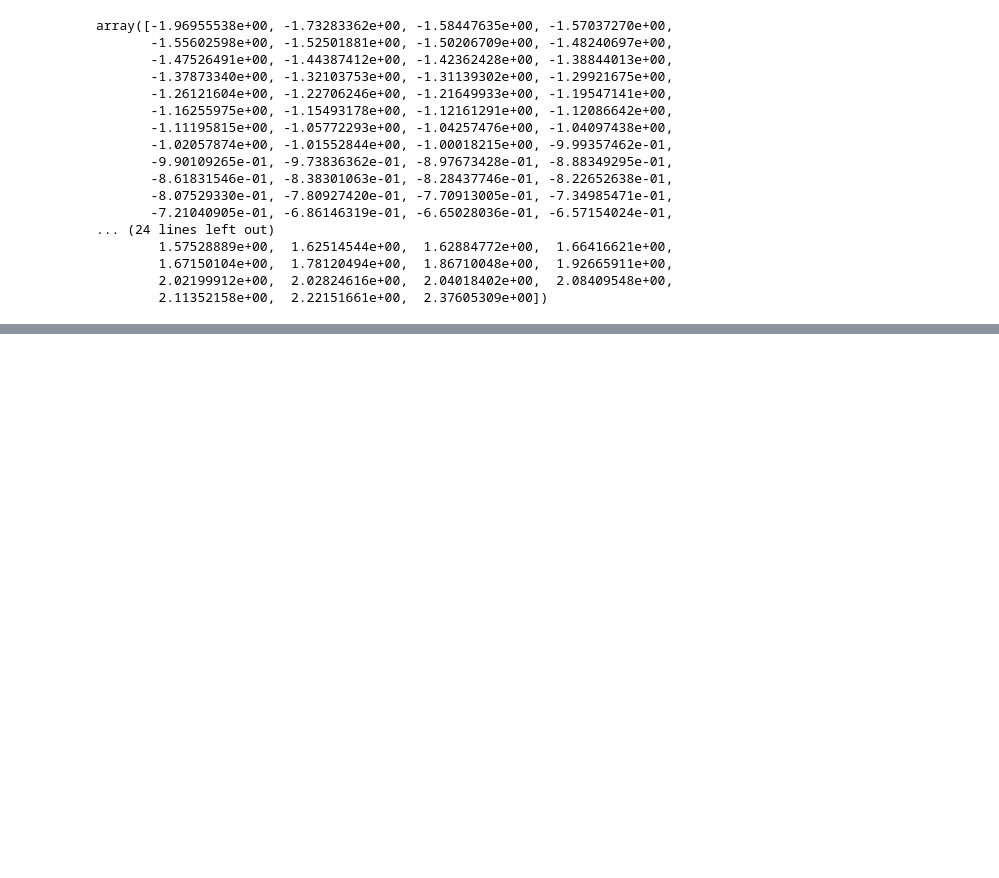
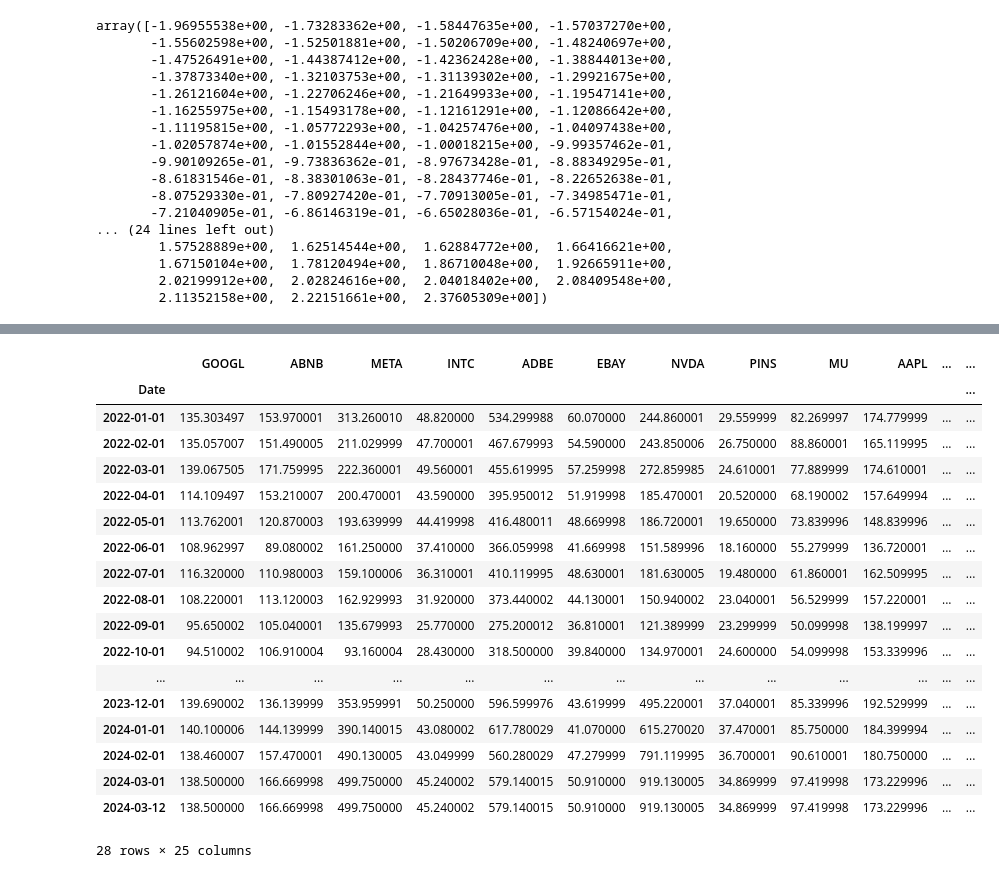
Before and after one commit to The-Humble-Guy/mlassignments, a Jupyter notebook: notebooks/A1_IU21_Kutsenko_1_1_3.ipynb, the cells around one changed output, grey strips where cells are left out. Cells and saved outputs as stored; diff of their text form; code cells hidden in the pictures; blank space fills up the shorter version.

```diff
--- a/notebooks/A1_IU21_Kutsenko_1_1_3.ipynb
+++ b/notebooks/A1_IU21_Kutsenko_1_1_3.ipynb
@@ -772,0 +828,44 @@ array([-1.96955538e+00, -1.73283362e+00, -1.58447635e+00, -1.57037270e+00,
+# %%
+dataset_path = "../data/A1_StockMarket_dataset/stock"
+files = files = os.listdir(dataset_path)
+
+data = {}
+columns = []
+is_first_file = True
+
+# print(files)
+
+columns = ['Date'] + [os.path.splitext(file)[0] for file in files]
+
+for file in files:
+    basename = os.path.splitext(f'{file}')[0]
+    tmp = pd.read_csv(dataset_path + '/' + f'{file}')
+
+    if is_first_file:
+        data['Date'] = tmp['Date']
+        is_first_file = False
+
+    data[f'{basename}'] = tmp['Close']
+
+stock_dataset = pd.DataFrame(data).set_index('Date')
+stock_dataset
+# %% [output]
+|  | GOOGL | ABNB | META | INTC | ADBE | EBAY | NVDA | PINS | MU | AAPL | ... | ... |
+| Date |  |  |  |  |  |  |  |  |  |  |  | ... |
+| 2022-01-01 | 135.303497 | 153.970001 | 313.260010 | 48.820000 | 534.299988 | 60.070000 | 244.860001 | 29.559999 | 82.269997 | 174.779999 | ... | ... |
+| 2022-02-01 | 135.057007 | 151.490005 | 211.029999 | 47.700001 | 467.679993 | 54.590000 | 243.850006 | 26.750000 | 88.860001 | 165.119995 | ... | ... |
+| 2022-03-01 | 139.067505 | 171.759995 | 222.360001 | 49.560001 | 455.619995 | 57.259998 | 272.859985 | 24.610001 | 77.889999 | 174.610001 | ... | ... |
+| 2022-04-01 | 114.109497 | 153.210007 | 200.470001 | 43.590000 | 395.950012 | 51.919998 | 185.470001 | 20.520000 | 68.190002 | 157.649994 | ... | ... |
+| 2022-05-01 | 113.762001 | 120.870003 | 193.639999 | 44.419998 | 416.480011 | 48.669998 | 186.720001 | 19.650000 | 73.839996 | 148.839996 | ... | ... |
+| 2022-06-01 | 108.962997 | 89.080002 | 161.250000 | 37.410000 | 366.059998 | 41.669998 | 151.589996 | 18.160000 | 55.279999 | 136.720001 | ... | ... |
+| 2022-07-01 | 116.320000 | 110.980003 | 159.100006 | 36.310001 | 410.119995 | 48.630001 | 181.630005 | 19.480000 | 61.860001 | 162.509995 | ... | ... |
+| 2022-08-01 | 108.220001 | 113.120003 | 162.929993 | 31.920000 | 373.440002 | 44.130001 | 150.940002 | 23.040001 | 56.529999 | 157.220001 | ... | ... |
+| 2022-09-01 | 95.650002 | 105.040001 | 135.679993 | 25.770000 | 275.200012 | 36.810001 | 121.389999 | 23.299999 | 50.099998 | 138.199997 | ... | ... |
+| 2022-10-01 | 94.510002 | 106.910004 | 93.160004 | 28.430000 | 318.500000 | 39.840000 | 134.970001 | 24.600000 | 54.099998 | 153.339996 | ... | ... |
+| ... | ... | ... | ... | ... | ... | ... | ... | ... | ... | ... | ... | ... |
+| 2023-12-01 | 139.690002 | 136.139999 | 353.959991 | 50.250000 | 596.599976 | 43.619999 | 495.220001 | 37.040001 | 85.339996 | 192.529999 | ... | ... |
+| 2024-01-01 | 140.100006 | 144.139999 | 390.140015 | 43.080002 | 617.780029 | 41.070000 | 615.270020 | 37.470001 | 85.750000 | 184.399994 | ... | ... |
+| 2024-02-01 | 138.460007 | 157.470001 | 490.130005 | 43.049999 | 560.280029 | 47.279999 | 791.119995 | 36.700001 | 90.610001 | 180.750000 | ... | ... |
+| 2024-03-01 | 138.500000 | 166.669998 | 499.750000 | 45.240002 | 579.140015 | 50.910000 | 919.130005 | 34.869999 | 97.419998 | 173.229996 | ... | ... |
+| 2024-03-12 | 138.500000 | 166.669998 | 499.750000 | 45.240002 | 579.140015 | 50.910000 | 919.130005 | 34.869999 | 97.419998 | 173.229996 | ... | ... |
+28 rows × 25 columns
```
Also changed, not shown: parts of 19 cells of this notebook.
